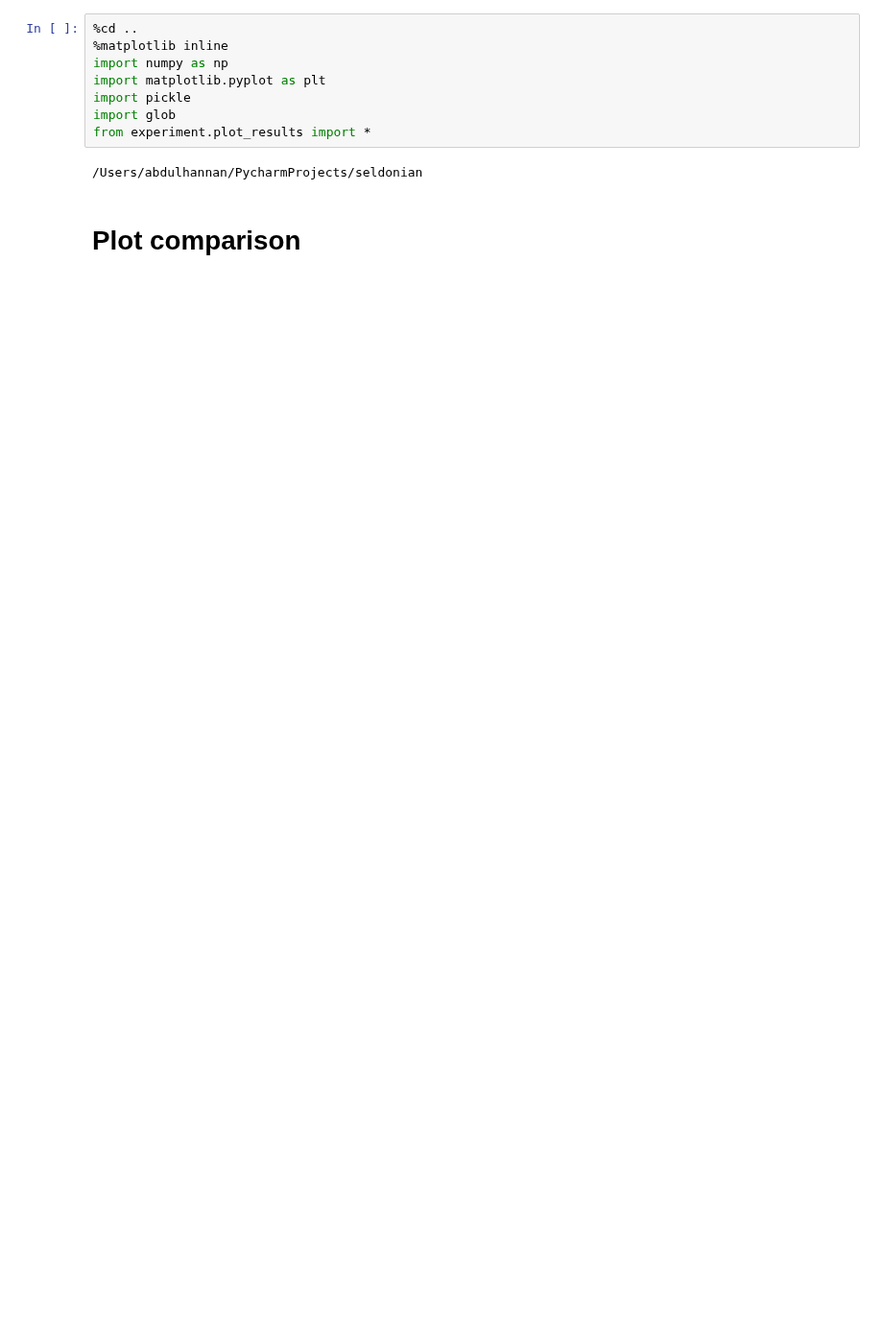
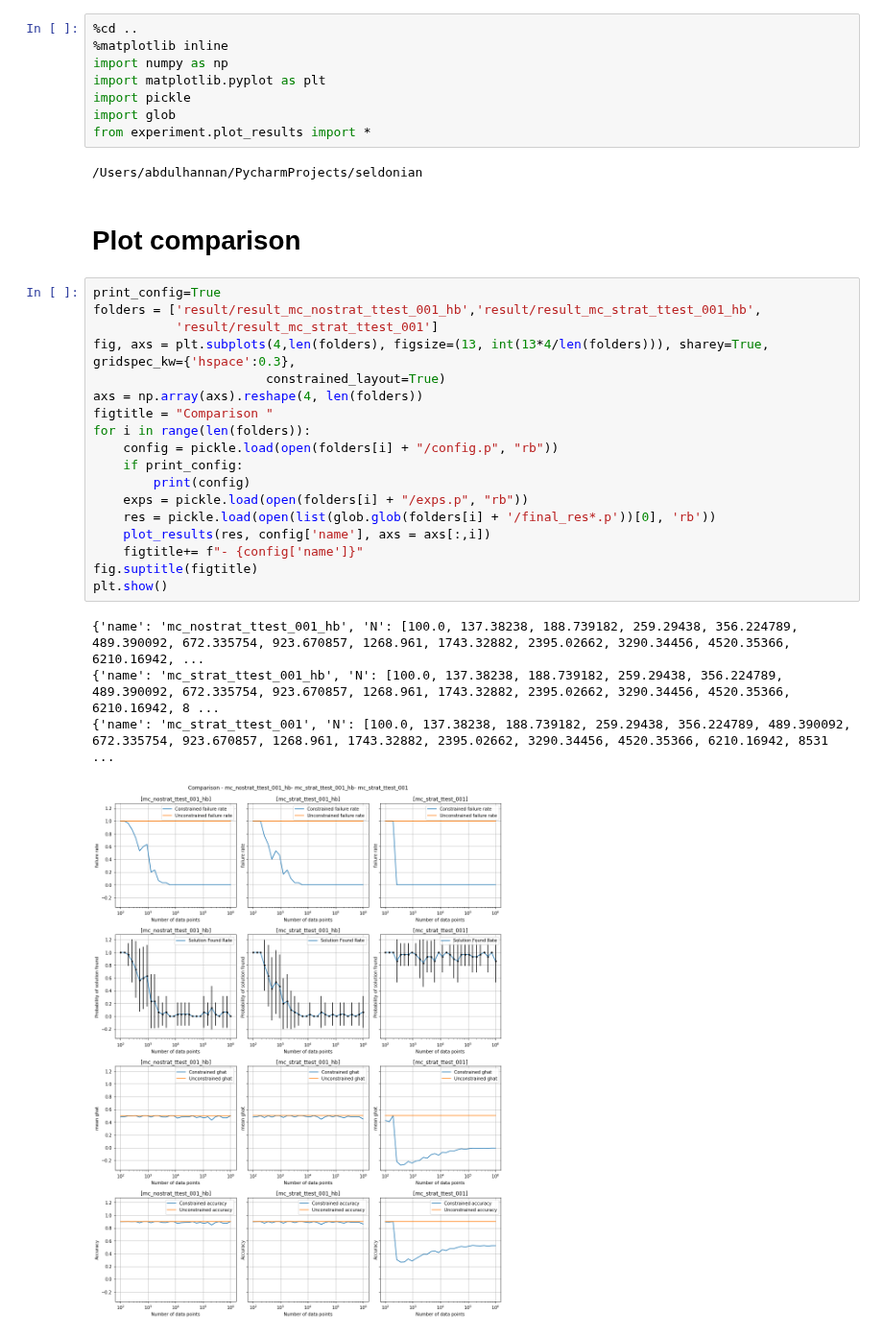
Before and after one commit to hannanabdul55/seldonian-fairness, a Jupyter notebook: notebooks/Ploit_results_comparison.ipynb, the cells around one changed output. Shown at 96% size. Saved outputs shown, nothing was run; the diff lists cells and outputs as text; blank space fills up the shorter version.

```diff
--- a/notebooks/Ploit_results_comparison.ipynb
+++ b/notebooks/Ploit_results_comparison.ipynb
@@ -10,4 +10,27 @@ from experiment.plot_results import *
 /Users/abdulhannan/PycharmProjects/seldonian
 # %% [markdown]
 # Plot comparison
+# %%
+print_config=True
+folders = ['result/result_mc_nostrat_ttest_001_hb','result/result_mc_strat_ttest_001_hb',
+           'result/result_mc_strat_ttest_001']
+fig, axs = plt.subplots(4,len(folders), figsize=(13, int(13*4/len(folders))), sharey=True, gridspec_kw={'hspace':0.3},
+                       constrained_layout=True)
+axs = np.array(axs).reshape(4, len(folders))
+figtitle = "Comparison "
+for i in range(len(folders)):
+    config = pickle.load(open(folders[i] + "/config.p", "rb"))
+    if print_config:
+        print(config)
+    exps = pickle.load(open(folders[i] + "/exps.p", "rb"))
+    res = pickle.load(open(list(glob.glob(folders[i] + '/final_res*.p'))[0], 'rb'))
+    plot_results(res, config['name'], axs = axs[:,i])
+    figtitle+= f"- {config['name']}"
+fig.suptitle(figtitle)
+plt.show()
+# %% [output]
+{'name': 'mc_nostrat_ttest_001_hb', 'N': [100.0, 137.38238, 188.739182, 259.29438, 356.224789, 489.390092, 672.335754, 923.670857, 1268.961, 1743.32882, 2395.02662, 3290.34456, 4520.35366, 6210.16942, ...
+{'name': 'mc_strat_ttest_001_hb', 'N': [100.0, 137.38238, 188.739182, 259.29438, 356.224789, 489.390092, 672.335754, 923.670857, 1268.961, 1743.32882, 2395.02662, 3290.34456, 4520.35366, 6210.16942, 8 ...
+{'name': 'mc_strat_ttest_001', 'N': [100.0, 137.38238, 188.739182, 259.29438, 356.224789, 489.390092, 672.335754, 923.670857, 1268.961, 1743.32882, 2395.02662, 3290.34456, 4520.35366, 6210.16942, 8531 ...
+[figure, added]
 # %%
```
Also changed, not shown: parts of 1 cell of this notebook, 23 other files.
